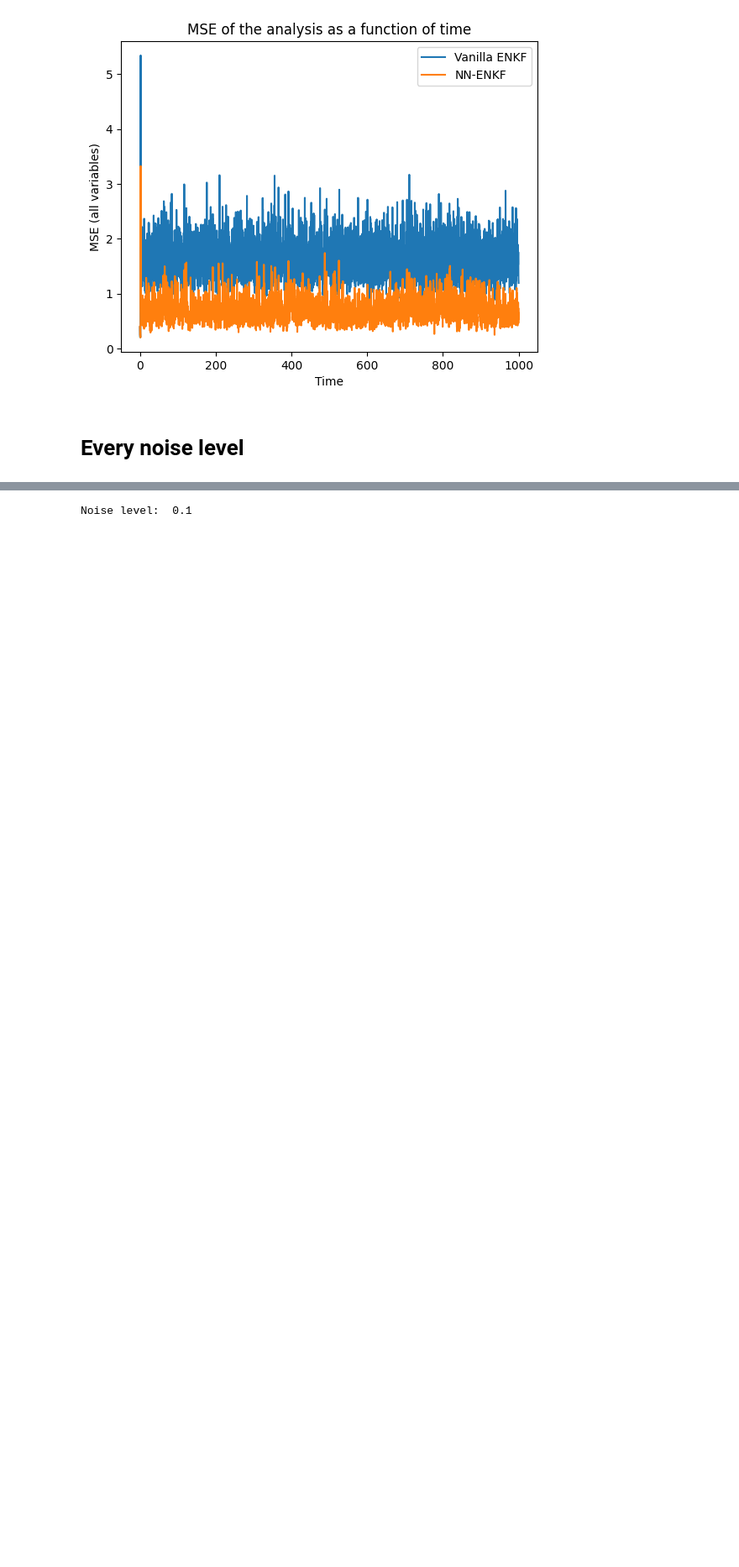
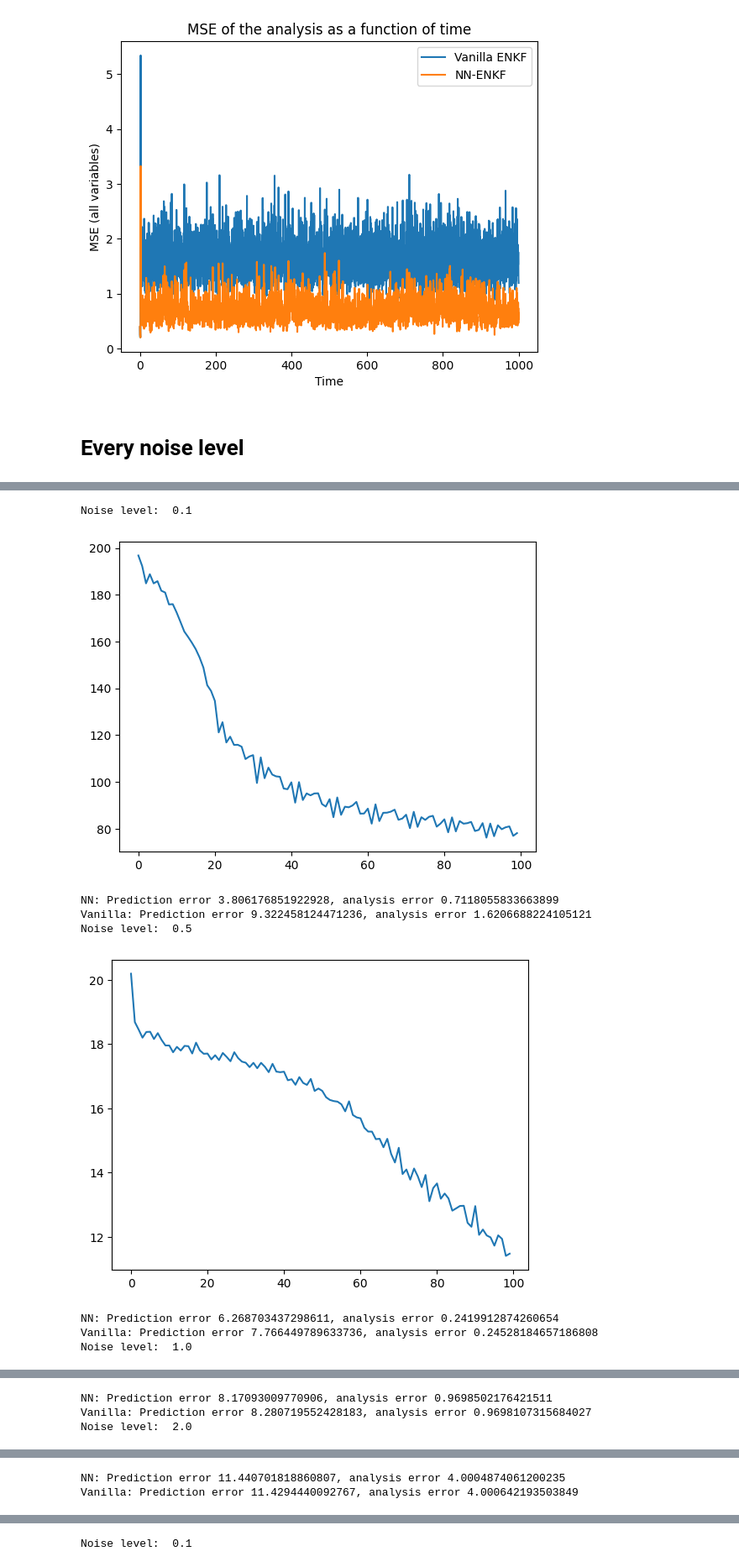
Before and after one commit to ritviksteegavarapu/ACM-270-Project, a Jupyter notebook: Auto-Diff ENKF/Auto-Diff_ENKF.ipynb, the cells around one changed output, grey strips where cells are left out. Shown: that part at 84% size. Saved outputs shown, nothing was run; the diff lists cells and outputs as text; code cells hidden in the pictures; blank space fills up the shorter version.

```diff
--- a/Auto-Diff ENKF/Auto-Diff_ENKF.ipynb
+++ b/Auto-Diff ENKF/Auto-Diff_ENKF.ipynb
@@ -390,0 +397,58 @@ from AD_enkf_utils import train_model
+# %%
+noise_levels = [0.1, 0.5, 1.0, 2.0]
+noise_levels_str = ['0_1', '0_5', '1_0', '2_0']
+
+for i in range(len(noise_levels)):
+
+
+    noise_scale = noise_levels[i]
+    noise_level = noise_levels_str[i]
+
+    print("Noise level: ", noise_scale)
+
+    with open('train_traj_noise' + str(noise_level) + '.p', 'rb') as f:
+        train_data = pickle.load(f)
+
+    with open('test_traj_noise' + str(noise_level) + '.p', 'rb') as f:
+        test_data = pickle.load(f)
+
+    model = NeuralNetwork()
+    # Initialize the optimizer to be adam
+    optimizer = torch.optim.AdamW(model.parameters(), lr=1e-3, weight_decay=1e-2)
+
+    X_train = torch.tensor(train_data['obs'], dtype=torch.float32)
+    X_test = torch.tensor(test_data['obs'], dtype=torch.float32)
+
+
+    y_test = test_data['slow'][1:]
+
+    time_train = train_data['time']
+
+    model, loss_hist = train_model(model, X_train, optimizer, n_epochs, train_length, model_noise, noise_scale, dt, N_particles = 50,localize = True, localization_matrix = localization_matrix, verbose = False)
+    plt.figure()
+    plt.plot(loss_hist)
+    plt.show()
+
+    # Filter with the trained model
+    model.eval()
+    forward_model_nn = lambda x: odeint(L96_eq1_xdot, x, torch.tensor([0.0, dt]), method='rk4')[-1] + model(x)
+    x_0 =  X_test[0] + model_noise * torch.normal(mean=0, std=1.0, size = (N_particles, K))
+    prediction_nn, analysis_nn, correction_nn = filter(forward_model_nn, torch.clone(x_0), X_test[1:], model_noise, noise_scale, model_noise, localize = True, localization_matrix = localization_matrix)
+
+    print("NN: Prediction error {}, analysis error {}".format(np.mean((np.mean(prediction_nn, axis = 1) - y_test)**2), np.mean((np.mean(analysis_nn, axis = 1) - y_test)**2)))
+
+    # Filter with the vanilla model
+    forward_model_vanilla = lambda x: odeint(L96_eq1_xdot, x, torch.tensor([0.0, dt]), method='rk4')[-1]
+    prediction_vanilla, analysis_vanilla, correction_vanilla = filter(forward_model_vanilla, torch.clone(x_0), X_test[1:], model_noise, noise_scale, model_noise, localize = True, localization_matrix = localization_matrix)
+
+    print("Vanilla: Prediction error {}, analysis error {}".format(np.mean((np.mean(prediction_vanilla, axis = 1) - y_test)**2), np.mean((np.mean(analysis_vanilla, axis = 1) - y_test)**2)))
+# %% [output]
+Noise level:  0.1
+[figure, added]
+NN: Prediction error 3.806176851922928, analysis error 0.7118055833663899
+Vanilla: Prediction error 9.322458124471236, analysis error 1.6206688224105121
+Noise level:  0.5
+[figure, added]
+NN: Prediction error 6.268703437298611, analysis error 0.2419912874260654
+Vanilla: Prediction error 7.766449789633736, analysis error 0.24528184657186808
+Noise level:  1.0
@@ -390,0 +456,3 @@ from AD_enkf_utils import train_model
+NN: Prediction error 8.17093009770906, analysis error 0.9698502176421511
+Vanilla: Prediction error 8.280719552428183, analysis error 0.9698107315684027
+Noise level:  2.0
@@ -390,0 +460,2 @@ from AD_enkf_utils import train_model
+NN: Prediction error 11.440701818860807, analysis error 4.0004874061200235
+Vanilla: Prediction error 11.4294440092767, analysis error 4.000642193503849
```
Also changed, not shown: parts of 5 cells of this notebook.
